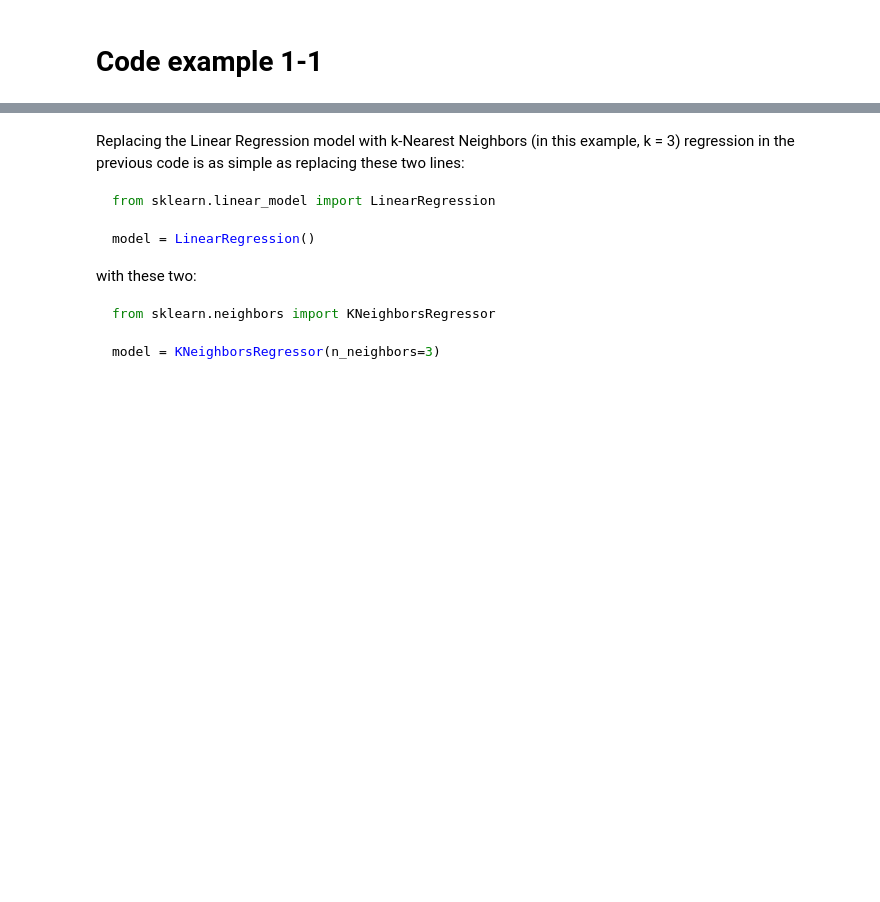
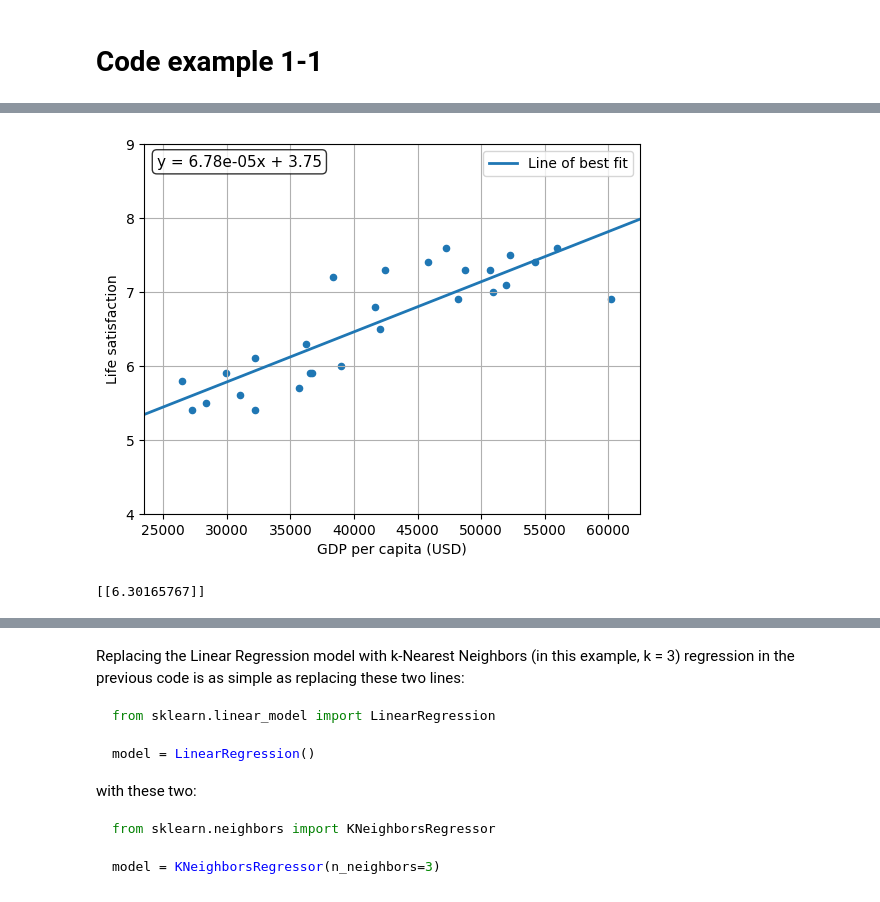
Before and after one commit to jeremy-evert/handson-ml3, a Jupyter notebook: 01_the_machine_learning_landscape.ipynb, the cells around one changed output, grey strips where cells are left out. Saved outputs shown, nothing was run; the diff lists cells and outputs as text; code cells hidden in the pictures; blank space fills up the shorter version.

```diff
--- a/01_the_machine_learning_landscape.ipynb
+++ b/01_the_machine_learning_landscape.ipynb
@@ -51,3 +378,73 @@ np.random.seed(42)
+# %%
+import matplotlib.pyplot as plt
+import numpy as np
+import pandas as pd
+from sklearn.linear_model import LinearRegression
+
+# Download and prepare the data
+data_root_url = "https://github.com/ageron/data/raw/main/"
+life_satisfaction_df = pd.read_csv(data_root_url + "lifesat/lifesat.csv")
+
+# Feature (input): GDP per capita
+gdp_per_capita_usd = life_satisfaction_df[["GDP per capita (USD)"]].values
+
+# Target (output): reported life satisfaction score
+life_satisfaction_score = life_satisfaction_df[["Life satisfaction"]].values
+
+# Select and train a linear model
+life_satisfaction_model = LinearRegression()
+life_satisfaction_model.fit(gdp_per_capita_usd, life_satisfaction_score)
+
+# Define plot range for the line of best fit
+gdp_min_usd, gdp_max_usd = 23_500, 62_500
+
+# Generate GDP values across the plot range and predict corresponding satisfaction values
+gdp_values_for_best_fit_line = np.linspace(gdp_min_usd, gdp_max_usd, 200).reshape(-1, 1)
+predicted_satisfaction_for_best_fit_line = life_satisfaction_model.predict(gdp_values_for_best_fit_line)
+
+# Extract equation coefficients for: y = mx + b
+slope_m = life_satisfaction_model.coef_[0][0]
+intercept_b = life_satisfaction_model.intercept_[0]
+best_fit_equation_text = f"y = {slope_m:.2e}x + {intercept_b:.2f}"
+
+# Visualize the data
+ax = life_satisfaction_df.plot(
+    kind="scatter",
+    grid=True,
+    x="GDP per capita (USD)",
+    y="Life satisfaction"
+)
+
+# Plot the best-fit line
+ax.plot(
+    gdp_values_for_best_fit_line,
+    predicted_satisfaction_for_best_fit_line,
+    linewidth=2,
+    label="Line of best fit"
+)
+
+# Set plot bounds
+ax.set_xlim(gdp_min_usd, gdp_max_usd)
+ax.set_ylim(4, 9)
+
+# Add equation text to the plot
+ax.text(
+    gdp_min_usd + 1000,
+    8.7,
+    best_fit_equation_text,
+    fontsize=11,
+    bbox=dict(boxstyle="round,pad=0.3", facecolor="white", alpha=0.8)
+)
+
+ax.legend()
+plt.show()
+
+# Make a prediction for Cyprus
+cyprus_gdp_per_capita_2020_usd = [[37_655.2]]
+print(life_satisfaction_model.predict(cyprus_gdp_per_capita_2020_usd))
+# %% [output]
+[figure, added]
+[[6.30165767]]
 # %%
 import matplotlib.pyplot as plt
 import numpy as np
```
Also changed, not shown: parts of 4 cells of this notebook.
